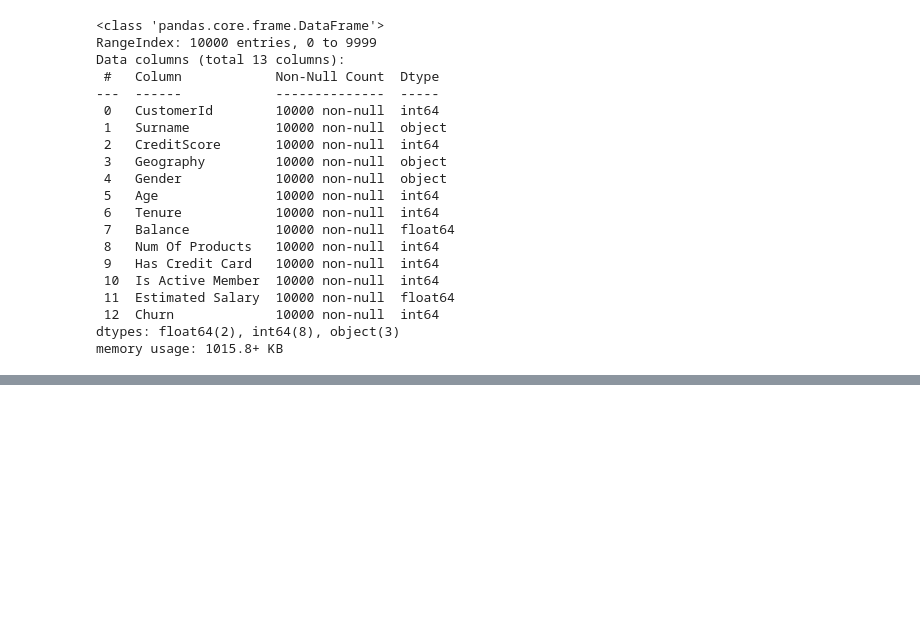
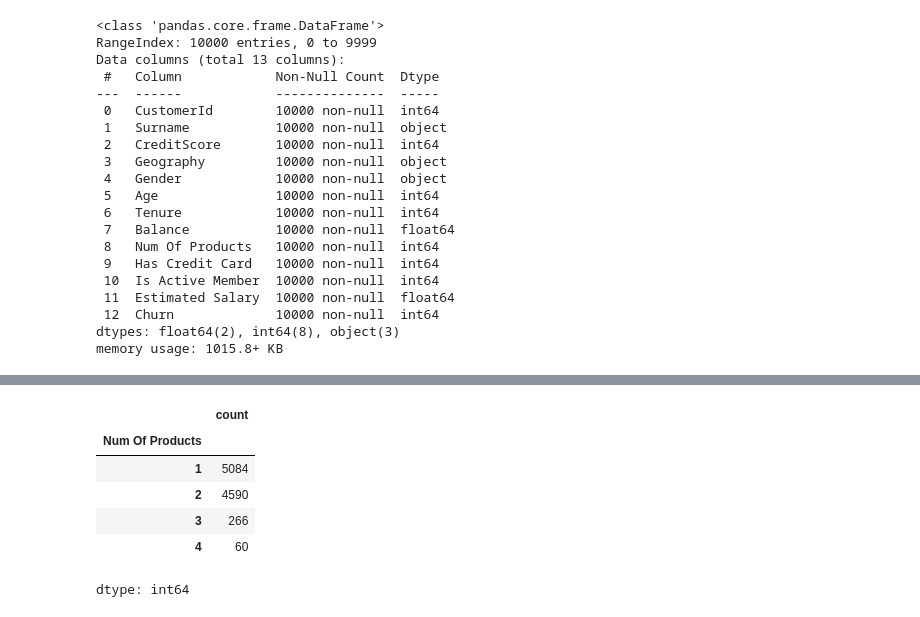
Before and after one commit to Mahesh2056/Bank-Customer-Churn-Model, a Jupyter notebook: bank_customer_churn_model.ipynb, the cells around one changed output, grey strips where cells are left out. Cells and saved outputs as stored; diff of their text form; code cells hidden in the pictures; blank space fills up the shorter version.

```diff
--- a/bank_customer_churn_model.ipynb
+++ b/bank_customer_churn_model.ipynb
@@ -46,0 +51,2 @@ memory usage: 1015.8+ KB
+# %%
+df = df.set_index('CustomerId')
@@ -46,0 +96,10 @@ memory usage: 1015.8+ KB
+# %%
+df['Num Of Products'].value_counts()
+# %% [output]
+|  | count |
+| Num Of Products |  |
+| 1 | 5084 |
+| 2 | 4590 |
+| 3 | 266 |
+| 4 | 60 |
+dtype: int64
```
Also changed, not shown: parts of 13 cells of this notebook.
